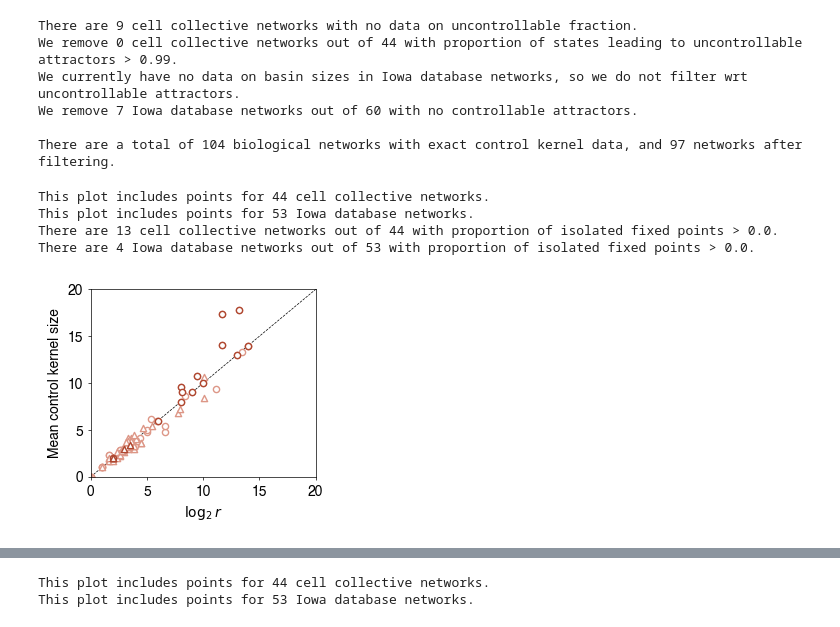
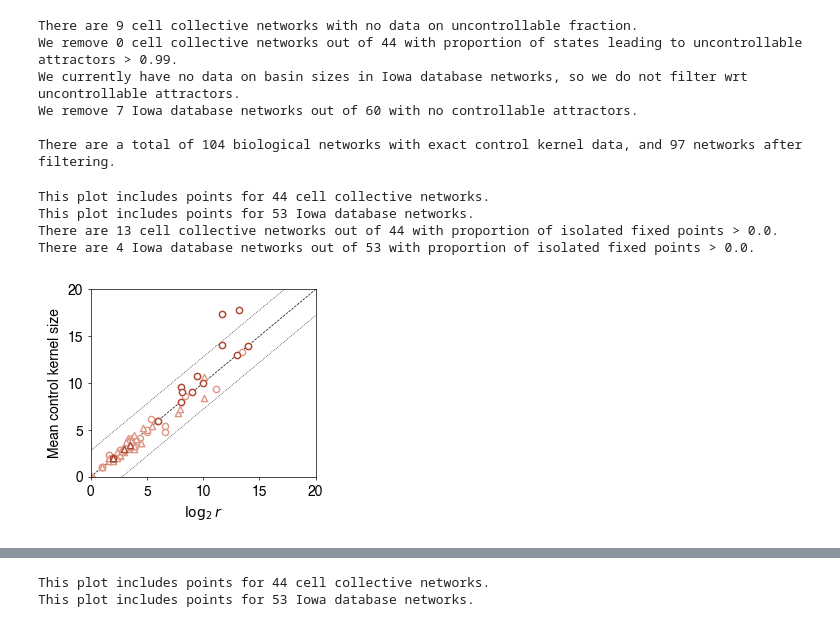
Before and after one commit to bcdaniels/Control-of-Synthetic-Boolean-Networks, a Jupyter notebook: CK_basin_sizes/basin-paper-figures.ipynb, the cells around one changed output, grey strips where cells are left out. Drawn from its saved outputs; the diff is of its cells as text; code cells hidden in the pictures.

Commit message:
add 3 sigma lines to control kernel size plots

```diff
--- a/CK_basin_sizes/basin-paper-figures.ipynb
+++ b/CK_basin_sizes/basin-paper-figures.ipynb
@@ -826,35 +831,41 @@ plt.scatter(np.log2(ck_df_largeProp['number of attractors']),
             c='w',
             edgecolors=colors1['cellcollective dark'])
 print("There are {} cell collective networks out of {} with proportion of isolated fixed points > {}.".format(
     len(ck_df_largeProp),len(ck_df_Filtered),threshold))
 # iowa database
 dfIowa_largeProp = dfIowa_Filtered[dfIowa_Filtered['number of isolated fixed points'] > threshold]
 plt.scatter(np.log2(dfIowa_largeProp['number of attractors']),
             dfIowa_largeProp['mean control kernel size'],
             s=markersize,
             label='Actual CK size',
             c='w',
             edgecolors=colors1['cellcollective dark'],
             marker='^')
 print("There are {} Iowa database networks out of {} with proportion of isolated fixed points > {}.".format(
     len(dfIowa_largeProp),len(dfIowa_Filtered),threshold))
 
 plt.xlabel('$\\log_2{r}$')
 plt.ylabel('Mean control kernel size')
 #plt.xscale('log')
 plt.plot([minsize,maxsize],[minsize,maxsize],'k--',lw=0.5,zorder=-10)
+
+# 2024/7/25 include 3-sigma lines (do we want to include a mean offset?
+sigma_biology = 0.93 # from enrico
+plt.plot([minsize,maxsize],[minsize+3*sigma_biology,maxsize+3*sigma_biology],'k:',lw=0.5,zorder=-10)
+plt.plot([minsize,maxsize],[minsize-3*sigma_biology,maxsize-3*sigma_biology],'k:',lw=0.5,zorder=-10)
+
 #plt.legend()
 plt.axis(xmin=minsize,xmax=maxsize,ymin=minsize,ymax=maxsize)
 plt.yticks([0,5,10,15,20])
 plt.subplots_adjust(bottom=bottom,top=top,left=left,right=right)
 makePretty()
-plt.savefig('240219_ck_size_vs_log2r_cell_collective.pdf')
+plt.savefig('240725_ck_size_vs_log2r_cell_collective.pdf')
 # %% [output]
 This plot includes points for 44 cell collective networks.
 This plot includes points for 53 Iowa database networks.
 There are 13 cell collective networks out of 44 with proportion of isolated fixed points > 0.0.
 There are 4 Iowa database networks out of 53 with proportion of isolated fixed points > 0.0.
-[figure, old version]
+[figure, new version]
 # %%
 dfIowa_largeProp[['size','number of core nodes','number of input nodes','number of attractors','number of isolated fixed points']]
 # %% [output]
```
Also changed, not shown: parts of 2 cells of this notebook.
